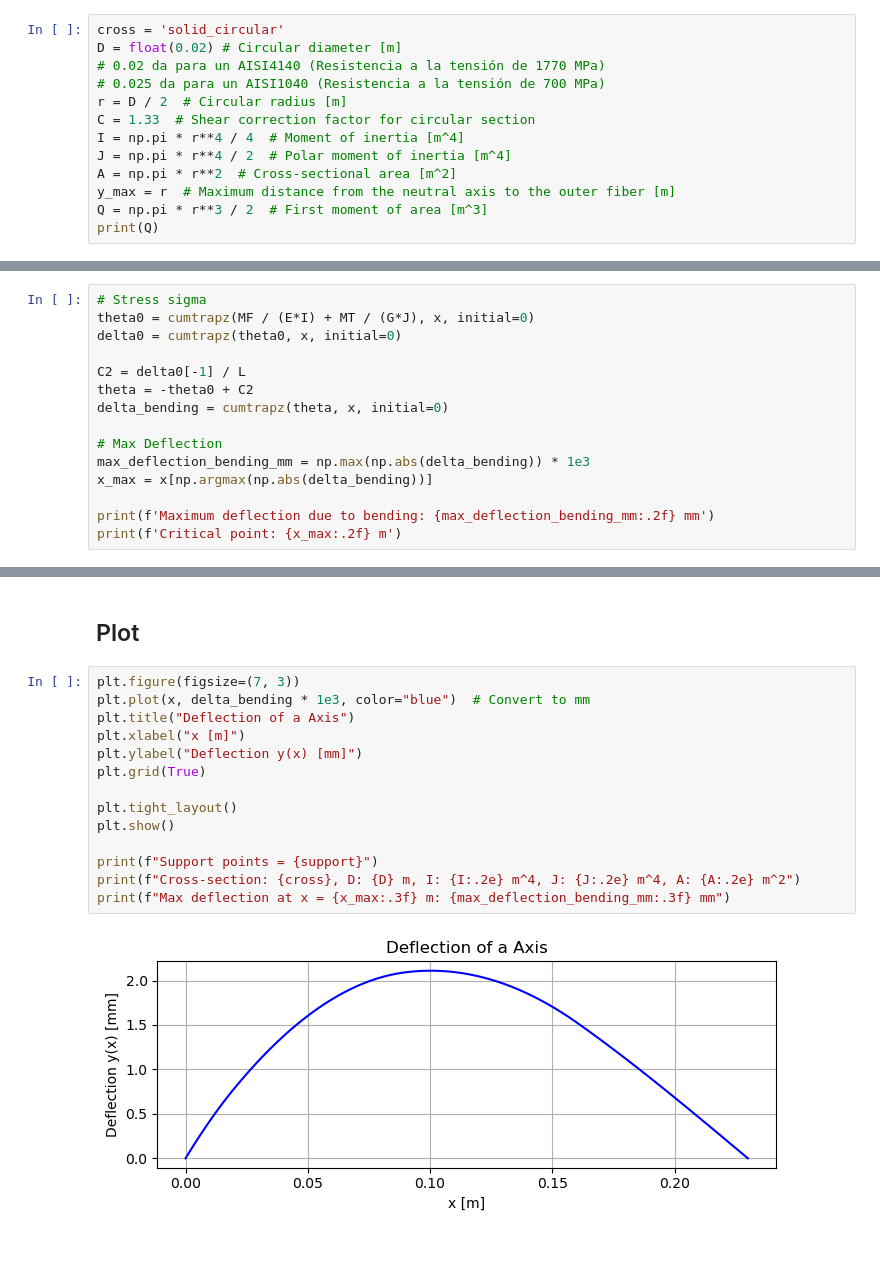
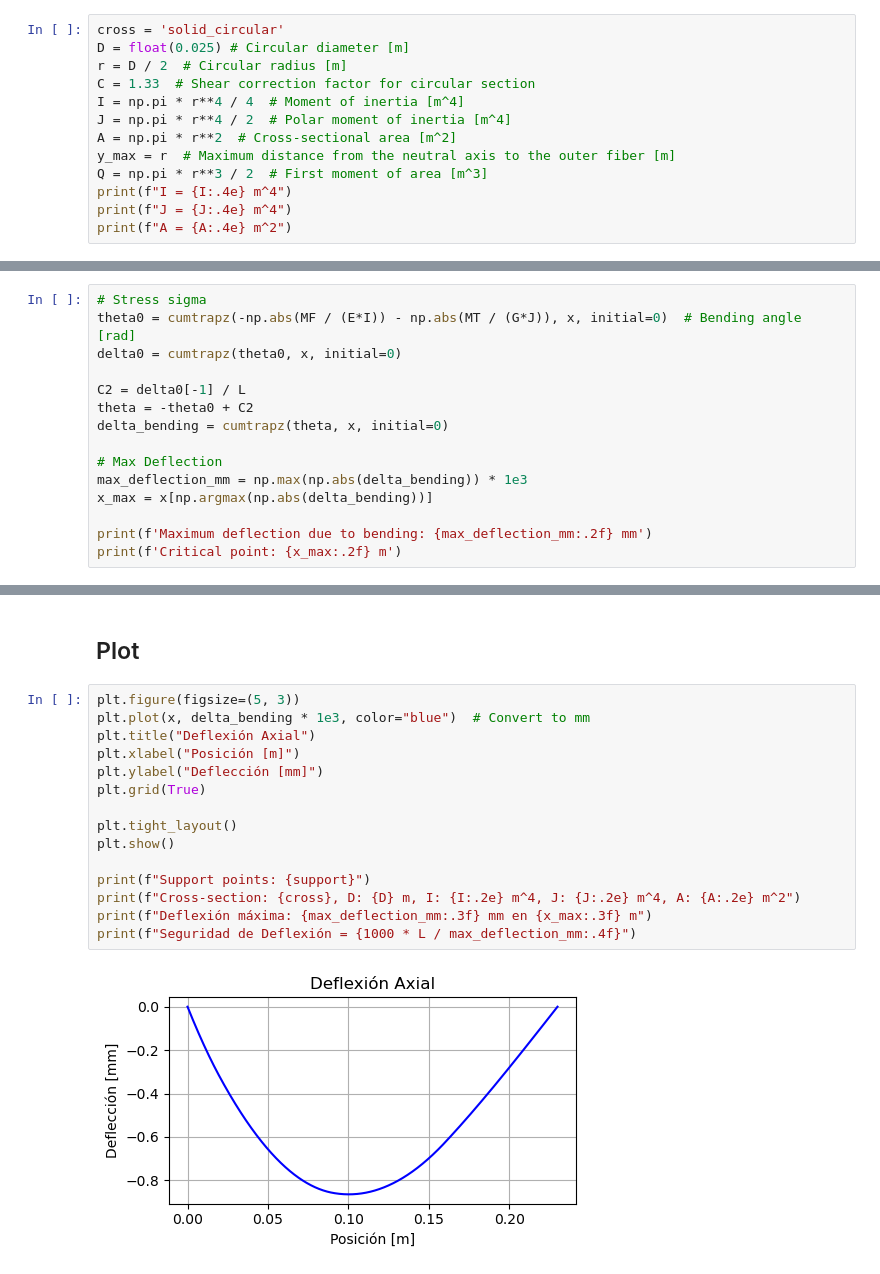
Before and after one commit to iangrosssan/Herramientas_de_Mecanico, a Jupyter notebook: proyecto_deflexion.ipynb, the cells around one changed output, grey strips where cells are left out. Drawn from its saved outputs; the diff is of its cells as text.

```diff
--- a/proyecto_deflexion.ipynb
+++ b/proyecto_deflexion.ipynb
@@ -11,9 +8,7 @@ from scipy.integrate import cumulative_trapezoid as cumtrapz
 ## Moments of Inertia
 # %%
 cross = 'solid_circular'
-D = float(0.02) # Circular diameter [m]
-# 0.02 da para un AISI4140 (Resistencia a la tensión de 1770 MPa)
-# 0.025 da para un AISI1040 (Resistencia a la tensión de 700 MPa)
+D = float(0.025) # Circular diameter [m]
 r = D / 2  # Circular radius [m]
 C = 1.33  # Shear correction factor for circular section
 I = np.pi * r**4 / 4  # Moment of inertia [m^4]
@@ -21,5 +16,7 @@ J = np.pi * r**4 / 2  # Polar moment of inertia [m^4]
 A = np.pi * r**2  # Cross-sectional area [m^2]
 y_max = r  # Maximum distance from the neutral axis to the outer fiber [m]
 Q = np.pi * r**3 / 2  # First moment of area [m^3]
-print(Q)
+print(f"I = {I:.4e} m^4")
+print(f"J = {J:.4e} m^4")
+print(f"A = {A:.4e} m^2")
 # %% [output]
@@ -281,7 +286,7 @@ Seguridad: 2.22 veces la resistencia a la tensión del material (AISI4140)
 ##  Integración para Deflexión
 # %%
 # Stress sigma
-theta0 = cumtrapz(MF / (E*I) + MT / (G*J), x, initial=0)
+theta0 = cumtrapz(-np.abs(MF / (E*I)) - np.abs(MT / (G*J)), x, initial=0)  # Bending angle [rad]
 delta0 = cumtrapz(theta0, x, initial=0)
 
 C2 = delta0[-1] / L
@@ -289,9 +294,9 @@ theta = -theta0 + C2
 delta_bending = cumtrapz(theta, x, initial=0)
 
 # Max Deflection
-max_deflection_bending_mm = np.max(np.abs(delta_bending)) * 1e3
+max_deflection_mm = np.max(np.abs(delta_bending)) * 1e3
 x_max = x[np.argmax(np.abs(delta_bending))]
 
-print(f'Maximum deflection due to bending: {max_deflection_bending_mm:.2f} mm')
+print(f'Maximum deflection due to bending: {max_deflection_mm:.2f} mm')
 print(f'Critical point: {x_max:.2f} m')
 # %% [output]
@@ -300,18 +305,19 @@ Critical point: 0.10 m
 # %% [markdown]
 ## Plot
 # %%
-plt.figure(figsize=(7, 3))
+plt.figure(figsize=(5, 3))
 plt.plot(x, delta_bending * 1e3, color="blue")  # Convert to mm
-plt.title("Deflection of a Axis")
-plt.xlabel("x [m]")
-plt.ylabel("Deflection y(x) [mm]")
+plt.title("Deflexión Axial")
+plt.xlabel("Posición [m]")
+plt.ylabel("Deflección [mm]")
 plt.grid(True)
 
 plt.tight_layout()
 plt.show()
 
-print(f"Support points = {support}")
+print(f"Support points: {support}")
 print(f"Cross-section: {cross}, D: {D} m, I: {I:.2e} m^4, J: {J:.2e} m^4, A: {A:.2e} m^2")
-print(f"Max deflection at x = {x_max:.3f} m: {max_deflection_bending_mm:.3f} mm")
+print(f"Deflexión máxima: {max_deflection_mm:.3f} mm en {x_max:.3f} m")
+print(f"Seguridad de Deflexión = {1000 * L / max_deflection_mm:.4f}")
 # %% [output]
-[figure, old version]
+[figure, new version]
```
Also changed, not shown: parts of 6 cells of this notebook.
